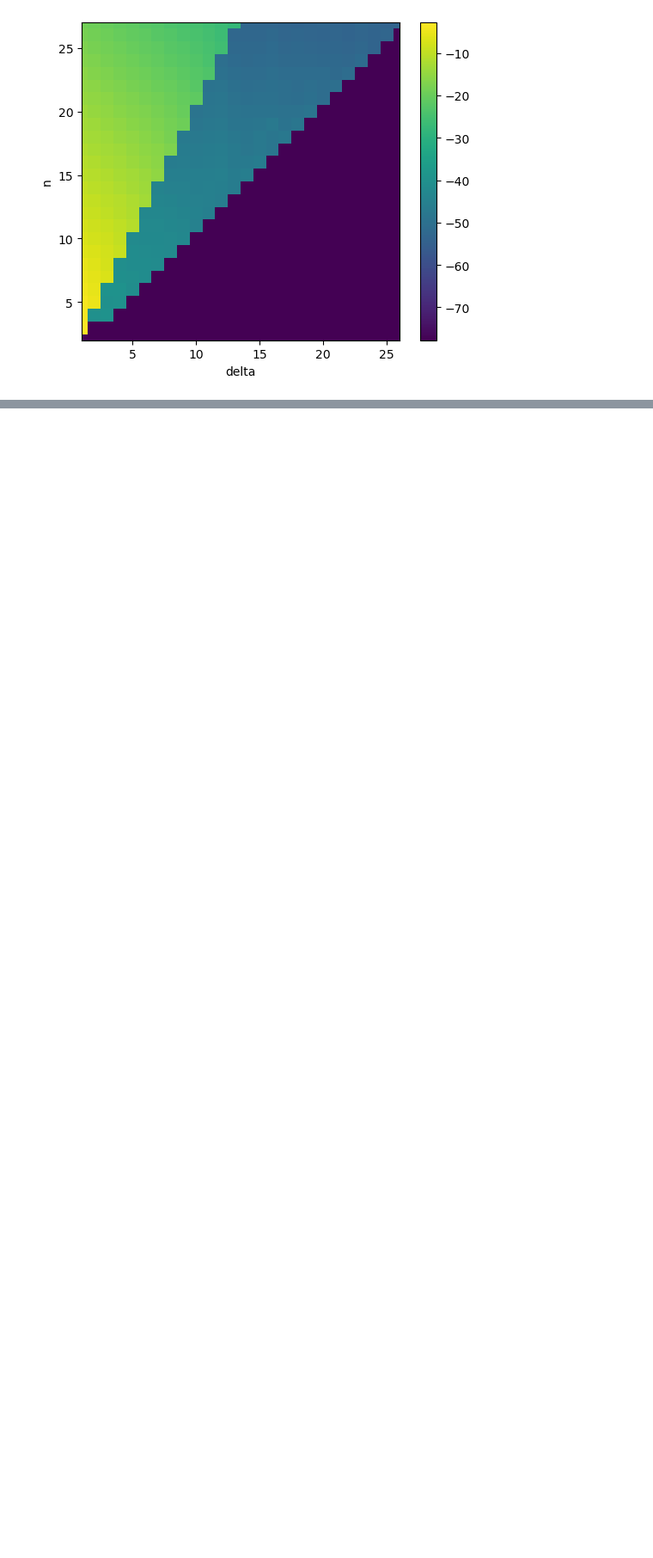
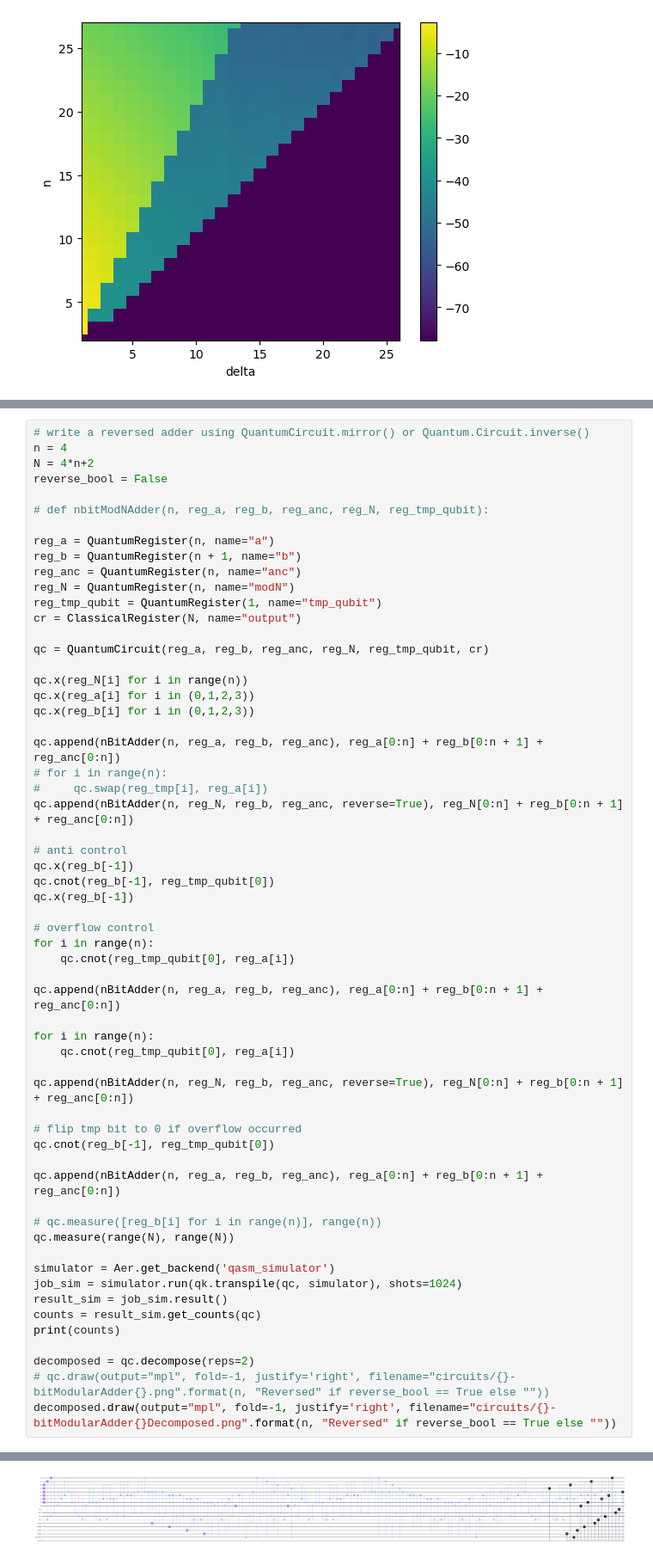
Before and after one commit to JuliuszSyrewicz/quantumFactorization, a Jupyter notebook: QFT.ipynb, the cells around one changed output, grey strips where cells are left out. Shown at 86% size. Saved outputs shown, nothing was run; the diff lists cells and outputs as text; blank space fills up the shorter version.

Commit message:
Added a prototype subroutine for modular addition

```diff
--- a/QFT.ipynb
+++ b/QFT.ipynb
@@ -136,3 +106,63 @@ decomposed.draw(output="mpl", fold=-1, filename="circuits/{}-bitAdderDecomposedN
 # %% [output]
 {'0000001000011': 1024}
 [figure]
+# %%
+# write a reversed adder using QuantumCircuit.mirror() or Quantum.Circuit.inverse()
+n = 4
+N = 4*n+2
+reverse_bool = False
+
+# def nbitModNAdder(n, reg_a, reg_b, reg_anc, reg_N, reg_tmp_qubit):
+
+reg_a = QuantumRegister(n, name="a")
+reg_b = QuantumRegister(n + 1, name="b")
+reg_anc = QuantumRegister(n, name="anc")
+reg_N = QuantumRegister(n, name="modN")
+reg_tmp_qubit = QuantumRegister(1, name="tmp_qubit")
+cr = ClassicalRegister(N, name="output")
+
+qc = QuantumCircuit(reg_a, reg_b, reg_anc, reg_N, reg_tmp_qubit, cr)
+
+qc.x(reg_N[i] for i in range(n))
+qc.x(reg_a[i] for i in (0,1,2,3))
+qc.x(reg_b[i] for i in (0,1,2,3))
+
+qc.append(nBitAdder(n, reg_a, reg_b, reg_anc), reg_a[0:n] + reg_b[0:n + 1] + reg_anc[0:n])
+# for i in range(n):
+#     qc.swap(reg_tmp[i], reg_a[i])
+qc.append(nBitAdder(n, reg_N, reg_b, reg_anc, reverse=True), reg_N[0:n] + reg_b[0:n + 1] + reg_anc[0:n])
+
+# anti control
+qc.x(reg_b[-1])
+qc.cnot(reg_b[-1], reg_tmp_qubit[0])
+qc.x(reg_b[-1])
+
+# overflow control
+for i in range(n):
+    qc.cnot(reg_tmp_qubit[0], reg_a[i])
+
+qc.append(nBitAdder(n, reg_a, reg_b, reg_anc), reg_a[0:n] + reg_b[0:n + 1] + reg_anc[0:n])
+
+for i in range(n):
+    qc.cnot(reg_tmp_qubit[0], reg_a[i])
+
+qc.append(nBitAdder(n, reg_N, reg_b, reg_anc, reverse=True), reg_N[0:n] + reg_b[0:n + 1] + reg_anc[0:n])
+
+# flip tmp bit to 0 if overflow occurred
+qc.cnot(reg_b[-1], reg_tmp_qubit[0])
+
+qc.append(nBitAdder(n, reg_a, reg_b, reg_anc), reg_a[0:n] + reg_b[0:n + 1] + reg_anc[0:n])
+
+# qc.measure([reg_b[i] for i in range(n)], range(n))
+qc.measure(range(N), range(N))
+
+simulator = Aer.get_backend('qasm_simulator')
+job_sim = simulator.run(qk.transpile(qc, simulator), shots=1024)
+result_sim = job_sim.result()
+counts = result_sim.get_counts(qc)
+print(counts)
+
+decomposed = qc.decompose(reps=2)
+# qc.draw(output="mpl", fold=-1, justify='right', filename="circuits/{}-bitModularAdder{}.png".format(n, "Reversed" if reverse_bool == True else ""))
+decomposed.draw(output="mpl", fold=-1, justify='right', filename="circuits/{}-bitModularAdder{}Decomposed.png".format(n, "Reversed" if reverse_bool == True else ""))
+# %% [output]
@@ -138,0 +170 @@ decomposed.draw(output="mpl", fold=-1, filename="circuits/{}-bitAdderDecomposedN
+[figure, added]
```
Also changed, not shown: parts of 3 cells of this notebook, 1 other file.
